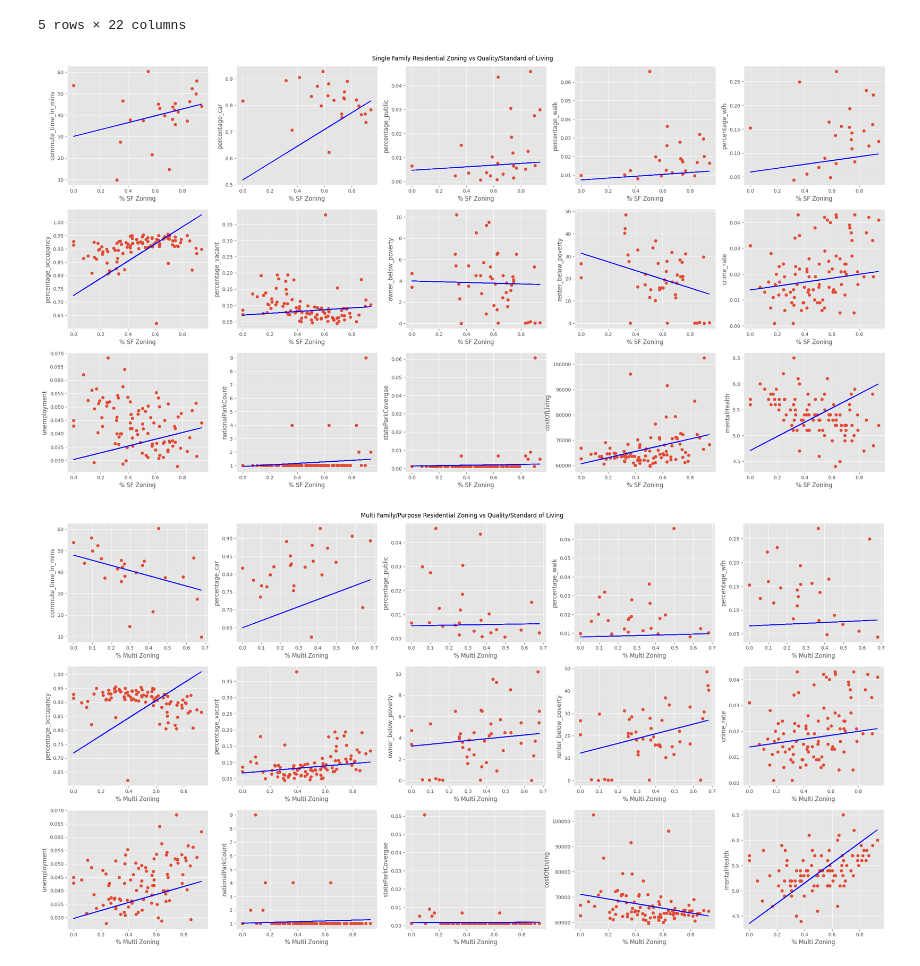
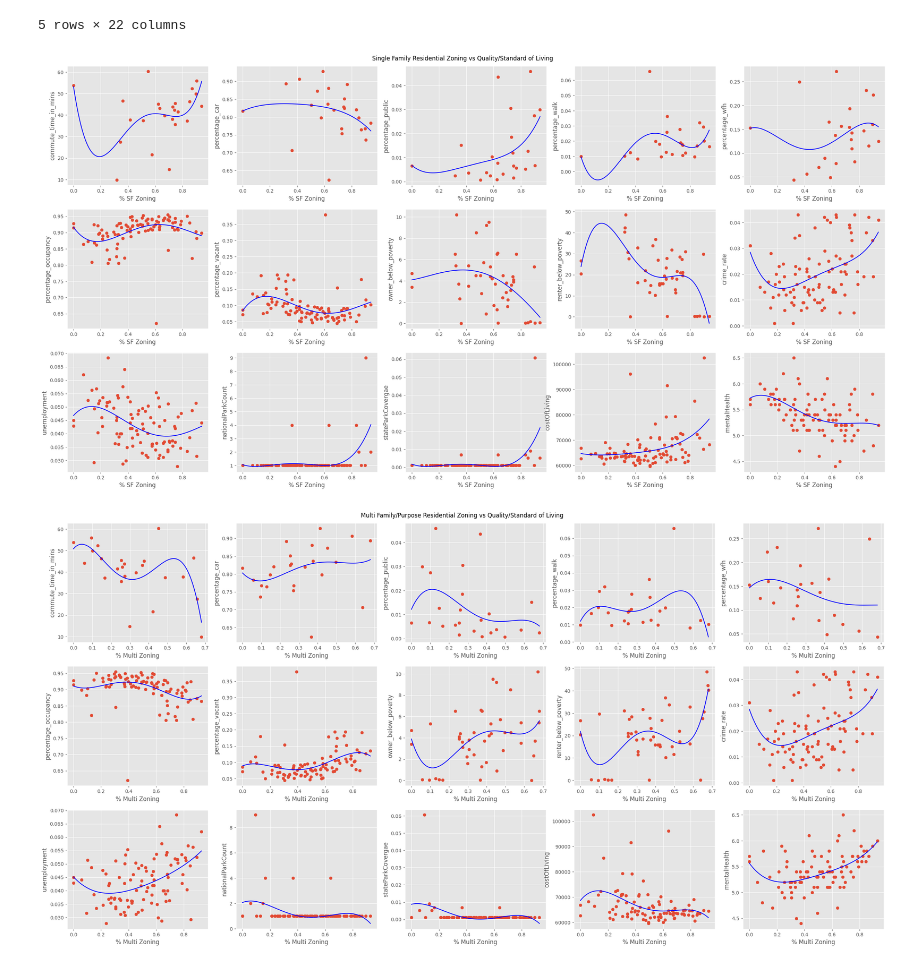
Before and after one commit to ashsProjects/Distributed_Analytics_of_US_Residential_Zoning, a Jupyter notebook: analysis.ipynb, the cells around one changed output. Saved outputs shown, nothing was run; the diff lists cells and outputs as text; code cells hidden in the pictures.

Commit message:
Changed the line of best fit to fit better

```diff
--- a/analysis.ipynb
+++ b/analysis.ipynb
@@ -194,6 +195,27 @@ Top 5 counties with the highest multi family/purpose residential zoning:
 | 44 | holmes | ohio | 16602 | 2470 | 14132 | 0.148777255752319 | ... |
 | 33 | gallia | ohio | 15062 | 2308 | 12754 | 0.15323330235028548 | ... |
 5 rows × 22 columns
+# %%
+#defining functions for curve fit
+def find_best_fit(x, y):
+    x_best = np.linspace(min(x), max(x), 1000)
+    y_best = None
+    rmse_best = np.inf
+
+    for i in range(5):
+        coefficients = np.polyfit(x, y, i)
+        polynomial = np.poly1d(coefficients)
+
+        y_smooth = polynomial(x_best)
+        y_pred = polynomial(x)
+
+        rmse = np.sqrt(np.mean((y - y_pred)**2))
+
+        if (rmse < rmse_best):
+            rmse_best = rmse
+            y_best = y_smooth
+
+    return (x_best, y_best)
 # %%
 #finding correlation between percentage of single family residential and features
 plt.figure(figsize=(30, 15))
@@ -210,39 +232,35 @@ for i in range(7, 22):
         y = all_values[i][~mask].astype('float64')
         plt.scatter(x, y)
 
-    sgd_reg = SGDRegressor(max_iter=2000, tol=1e-3)
-    sgd_reg.fit(x.reshape(-1, 1), y)
-    y_pred = sgd_reg.predict(x.reshape(-1, 1))
-    plt.plot(x, y_pred, color='blue')
+    X, Y = find_best_fit(x, y)
 
+    plt.plot(X, Y, color='blue')
     plt.xlabel('% SF Zoning')
     plt.ylabel(headers[i])
     plt.suptitle('Single Family Residential Zoning vs Quality/Standard of Living', y=0.9)
 # %% [output]
-[figure, old version]
+[figure, new version]
 # %%
 #finding correlation between percentage of multi residential and features
 plt.figure(figsize=(30, 15))
 for i in range(7, 22):
     plt.subplot(3, 5, i-6)
 
     if i == 16:
         x = all_values[5].astype('float64')
         y = [int(val.split('/')[0]) / int(val.split('/')[1]) for val in all_values[i]]
         plt.scatter(x, y)
     else:
         mask = (all_values[i].astype('float64') == 0)
         x = all_values[6][~mask].astype('float64')
         y = all_values[i][~mask].astype('float64')
         plt.scatter(x, y)
 
-    sgd_reg = SGDRegressor(max_iter=3000, tol=1e-3)
-    sgd_reg.fit(x.reshape(-1, 1), y)
-    y_pred = sgd_reg.predict(x.reshape(-1, 1))
-    plt.plot(x, y_pred, color='blue')
+    X, Y = find_best_fit(x, y)
 
+    plt.plot(X, Y, color='blue')
     plt.xlabel('% Multi Zoning')
     plt.ylabel(headers[i])
     plt.suptitle('Multi Family/Purpose Residential Zoning vs Quality/Standard of Living', y=0.9)
 # %% [output]
-[figure, old version]
+[figure, new version]
```
Also changed, not shown: parts of 1 cell of this notebook.
